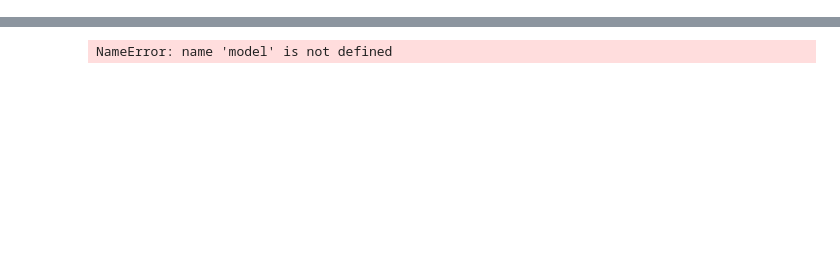
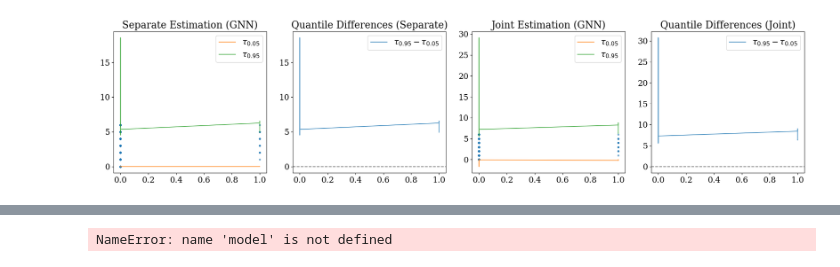
Before and after one commit to sybeam27/PQ-GNN, a Jupyter notebook: sy_250210.ipynb, the cells around one changed output, grey strips where cells are left out. Cells and saved outputs as stored; diff of their text form; code cells hidden in the pictures; blank space fills up the shorter version.

```diff
--- a/sy_250210.ipynb
+++ b/sy_250210.ipynb
@@ -7,0 +97,4 @@ import numpy as np
+# %%
+x = data.x
+y = data.y
+edge_index = data.edge_index
@@ -8 +108,60 @@ import numpy as np
+# %%
+# 개별 학습된 모델을 사용한 예측값
+num_nodes = data.x.shape[0]
+
+predictions_sep = {
+    0.05: net_005(x, edge_index, torch.full((num_nodes, 1), 0.05)).detach().numpy(),
+    0.95: net_095(x, edge_index, torch.full((num_nodes, 1), 0.95)).detach().numpy(),
+}
+
+# 조인트 학습된 모델을 사용한 예측값
+predictions_joint = {
+    tau: net_joint(x, edge_index, torch.full((num_nodes, 1), tau)).detach().numpy()
+    for tau in [0.05, 0.95]
+}
+# %%
+# 정렬된 노드 인덱스
+o = torch.sort(x[:, 0])[1]
+
+# 시각화
+plt.figure(figsize=(20, 5))
+plt.rc('font', size=16)
+plt.rc('font', family='serif')
+
+# (1) 개별 학습된 분위수 모델 (Separate Estimation)
+plt.subplot(1, 4, 1)
+plt.title("Separate Estimation (GNN)")
+plt.plot(x[o, 0].numpy(), y[o].numpy(), '.', alpha=0.5)
+for tau in [0.05, 0.95]:
+    plt.plot(x[o, 0].numpy(), predictions_sep[tau][o], alpha=0.75, label=f"$\\tau_{{{tau}}}$")
+plt.legend()
+
+# (2) 분위수 차이 시각화 (Separate Estimation)
+plt.subplot(1, 4, 2)
+plt.title("Quantile Differences (Separate)")
+plt.plot(x[o, 0].numpy(), (predictions_sep[0.95] - predictions_sep[0.05])[o], alpha=0.75, label="$\\tau_{0.95} - \\tau_{0.05}$")
+plt.axhline(0, ls="--", color="gray")
+plt.legend()
+
+# (3) 조인트 학습된 분위수 모델 (Joint Estimation)
+plt.subplot(1, 4, 3)
+plt.title("Joint Estimation (GNN)")
+plt.plot(x[o, 0].numpy(), y[o].numpy(), '.', alpha=0.5)
+for tau in [0.05, 0.95]:
+    plt.plot(x[o, 0].numpy(), predictions_joint[tau][o], alpha=0.75, label=f"$\\tau_{{{tau}}}$")
+plt.legend()
+
+# (4) 분위수 차이 시각화 (Joint Estimation)
+plt.subplot(1, 4, 4)
+plt.title("Quantile Differences (Joint)")
+plt.plot(x[o, 0].numpy(), (predictions_joint[0.95] - predictions_joint[0.05])[o], alpha=0.75, label="$\\tau_{0.95} - \\tau_{0.05}$")
+plt.axhline(0, ls="--", color="gray")
+plt.legend()
+
+# 결과 저장 및 표시
+plt.tight_layout()
+# plt.savefig("gnn_joint_vs_separate_estimation.pdf")
+plt.show()
+# %% [output]
+[figure, added]
 # %%
```
Also changed, not shown: parts of 12 cells of this notebook, 17 other files.
